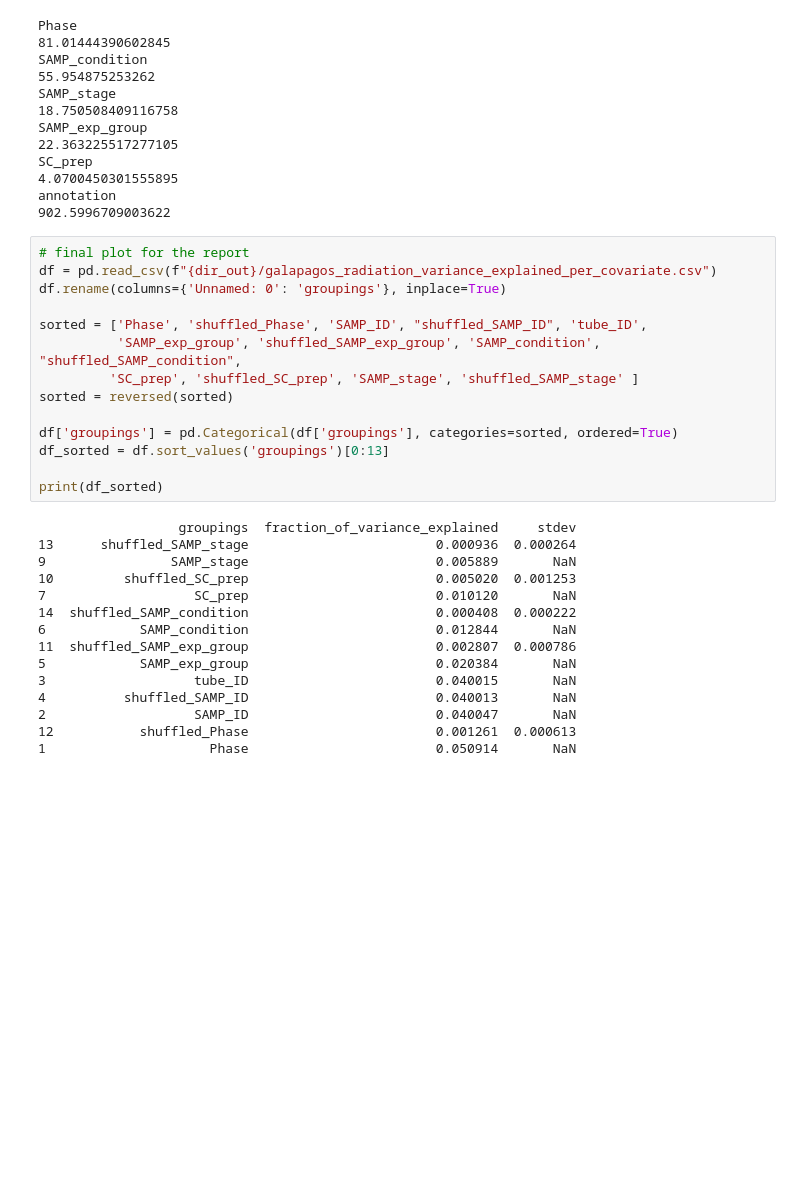
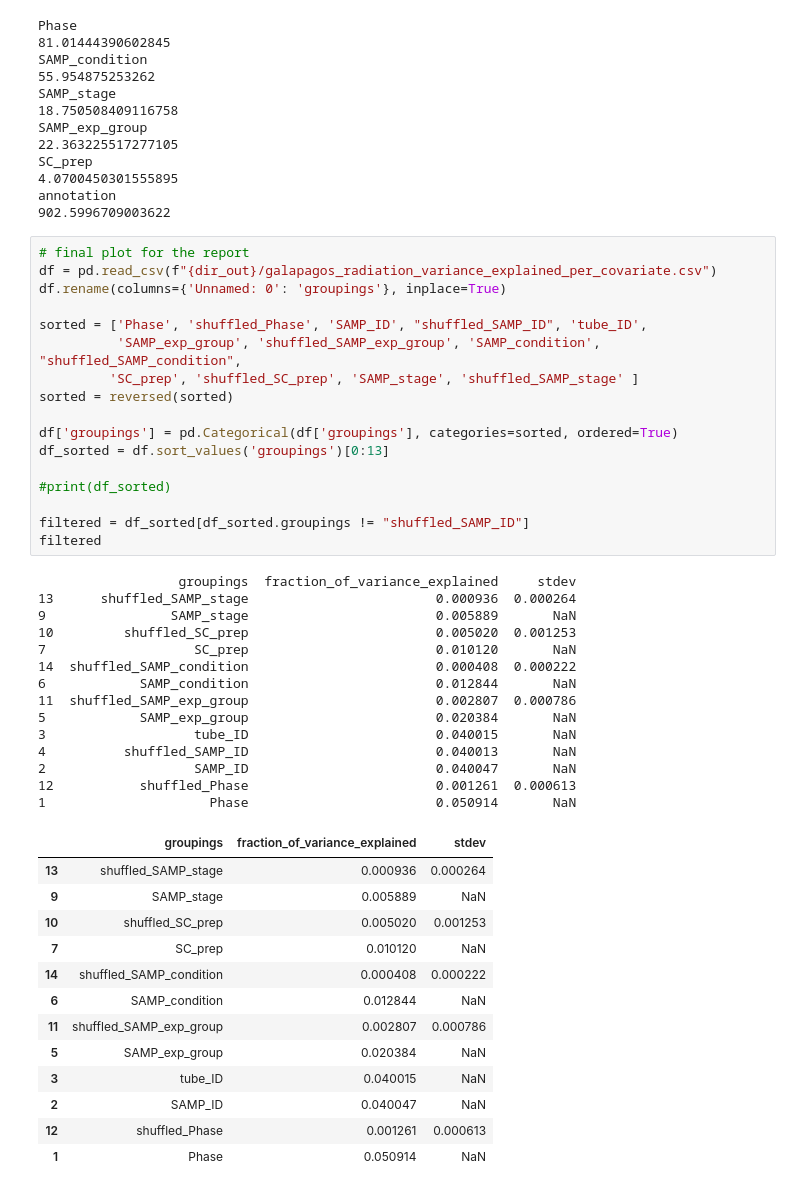
Before and after one commit to lueckenlab/masterpraktikum_fibrosis_atlas, a Jupyter notebook: notebooks/Galapagos_radiation/3_BatchAnalysis.ipynb, the cells around one changed output. Cells and saved outputs as stored; diff of their text form; blank space fills up the shorter version.

```diff
--- a/notebooks/Galapagos_radiation/3_BatchAnalysis.ipynb
+++ b/notebooks/Galapagos_radiation/3_BatchAnalysis.ipynb
@@ -349,31 +349,47 @@ annotation
 # %%
 # final plot for the report
 df = pd.read_csv(f"{dir_out}/galapagos_radiation_variance_explained_per_covariate.csv")
 df.rename(columns={'Unnamed: 0': 'groupings'}, inplace=True)
 
 sorted = ['Phase', 'shuffled_Phase', 'SAMP_ID', "shuffled_SAMP_ID", 'tube_ID',
           'SAMP_exp_group', 'shuffled_SAMP_exp_group', 'SAMP_condition', "shuffled_SAMP_condition",
          'SC_prep', 'shuffled_SC_prep', 'SAMP_stage', 'shuffled_SAMP_stage' ]
 sorted = reversed(sorted)
 
 df['groupings'] = pd.Categorical(df['groupings'], categories=sorted, ordered=True)
 df_sorted = df.sort_values('groupings')[0:13]
 
-print(df_sorted)
+#print(df_sorted)
+
+filtered = df_sorted[df_sorted.groupings != "shuffled_SAMP_ID"]
+filtered
 # %% [output]
                   groupings  fraction_of_variance_explained     stdev
 13      shuffled_SAMP_stage                        0.000936  0.000264
 9                SAMP_stage                        0.005889       NaN
 10         shuffled_SC_prep                        0.005020  0.001253
 7                   SC_prep                        0.010120       NaN
 14  shuffled_SAMP_condition                        0.000408  0.000222
 6            SAMP_condition                        0.012844       NaN
 11  shuffled_SAMP_exp_group                        0.002807  0.000786
 5            SAMP_exp_group                        0.020384       NaN
 3                   tube_ID                        0.040015       NaN
 4          shuffled_SAMP_ID                        0.040013       NaN
 2                   SAMP_ID                        0.040047       NaN
 12           shuffled_Phase                        0.001261  0.000613
 1                     Phase                        0.050914       NaN
+|  | groupings | fraction_of_variance_explained | stdev |
+| 13 | shuffled_SAMP_stage | 0.000936 | 0.000264 |
+| 9 | SAMP_stage | 0.005889 | NaN |
+| 10 | shuffled_SC_prep | 0.005020 | 0.001253 |
+| 7 | SC_prep | 0.010120 | NaN |
+| 14 | shuffled_SAMP_condition | 0.000408 | 0.000222 |
+| 6 | SAMP_condition | 0.012844 | NaN |
+| 11 | shuffled_SAMP_exp_group | 0.002807 | 0.000786 |
+| 5 | SAMP_exp_group | 0.020384 | NaN |
+| 3 | tube_ID | 0.040015 | NaN |
+| 2 | SAMP_ID | 0.040047 | NaN |
+| 12 | shuffled_Phase | 0.001261 | 0.000613 |
+| 1 | Phase | 0.050914 | NaN |
 # %%
 # Colors for the bars
```
Also changed, not shown: parts of 1 cell of this notebook.
